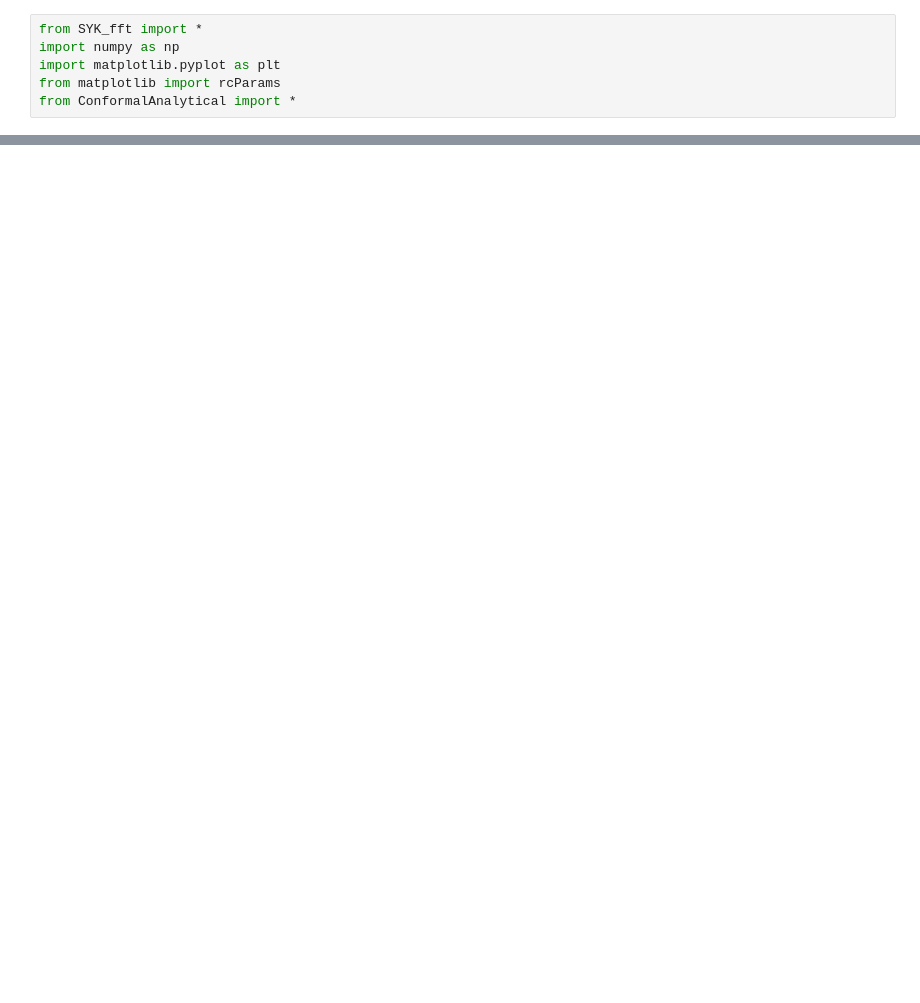
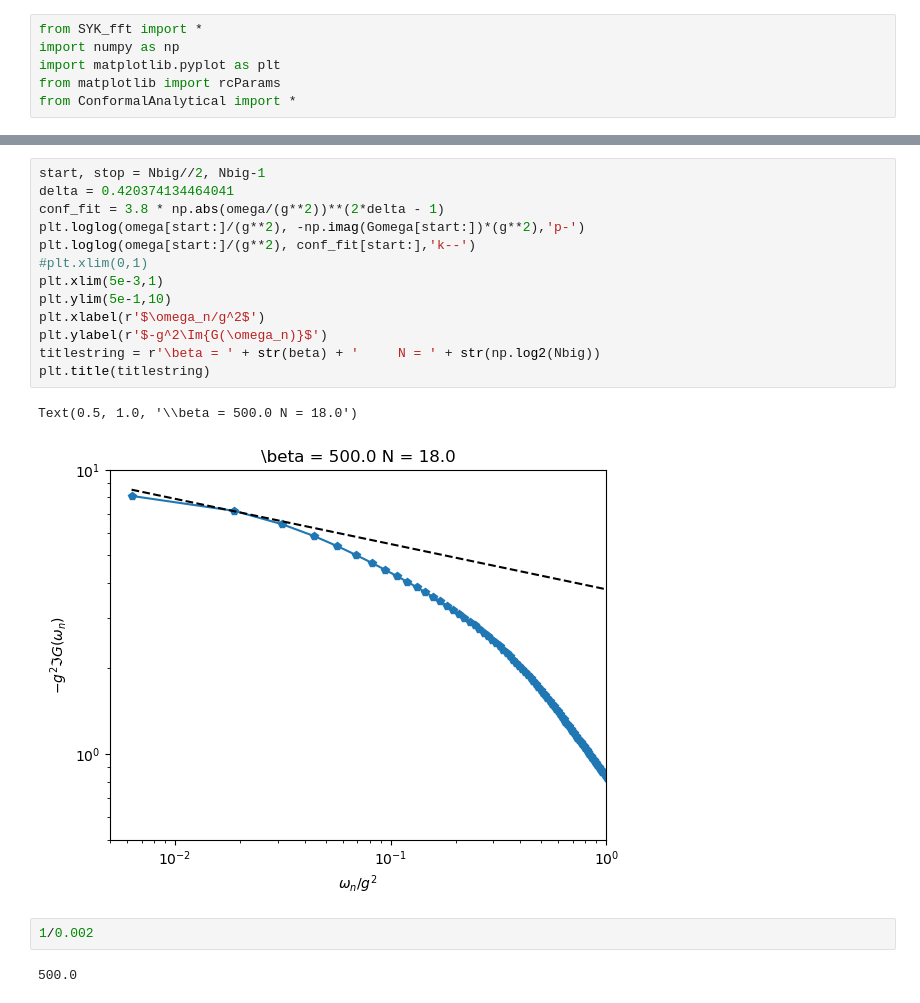
Before and after one commit to aravindhshankar/TwoSidedYSYK, a Jupyter notebook: Esterlis_SchmalianImagTime.ipynb, the cells around one changed output, grey strips where cells are left out. Saved outputs shown, nothing was run; the diff lists cells and outputs as text; blank space fills up the shorter version.

```diff
--- a/Esterlis_SchmalianImagTime.ipynb
+++ b/Esterlis_SchmalianImagTime.ipynb
@@ -87,0 +111,20 @@ ax[1].legend()
+# %%
+start, stop = Nbig//2, Nbig-1
+delta = 0.420374134464041
+conf_fit = 3.8 * np.abs(omega/(g**2))**(2*delta - 1)
+plt.loglog(omega[start:]/(g**2), -np.imag(Gomega[start:])*(g**2),'p-')
+plt.loglog(omega[start:]/(g**2), conf_fit[start:],'k--')
+#plt.xlim(0,1)
+plt.xlim(5e-3,1)
+plt.ylim(5e-1,10)
+plt.xlabel(r'$\omega_n/g^2$')
+plt.ylabel(r'$-g^2\Im{G(\omega_n)}$')
+titlestring = r'\beta = ' + str(beta) + '     N = ' + str(np.log2(Nbig))
+plt.title(titlestring)
+# %% [output]
+Text(0.5, 1.0, '\\beta = 500.0 N = 18.0')
+[figure, added]
+# %%
+1/0.002
+# %% [output]
+500.0
```
Also changed, not shown: parts of 7 cells of this notebook.
